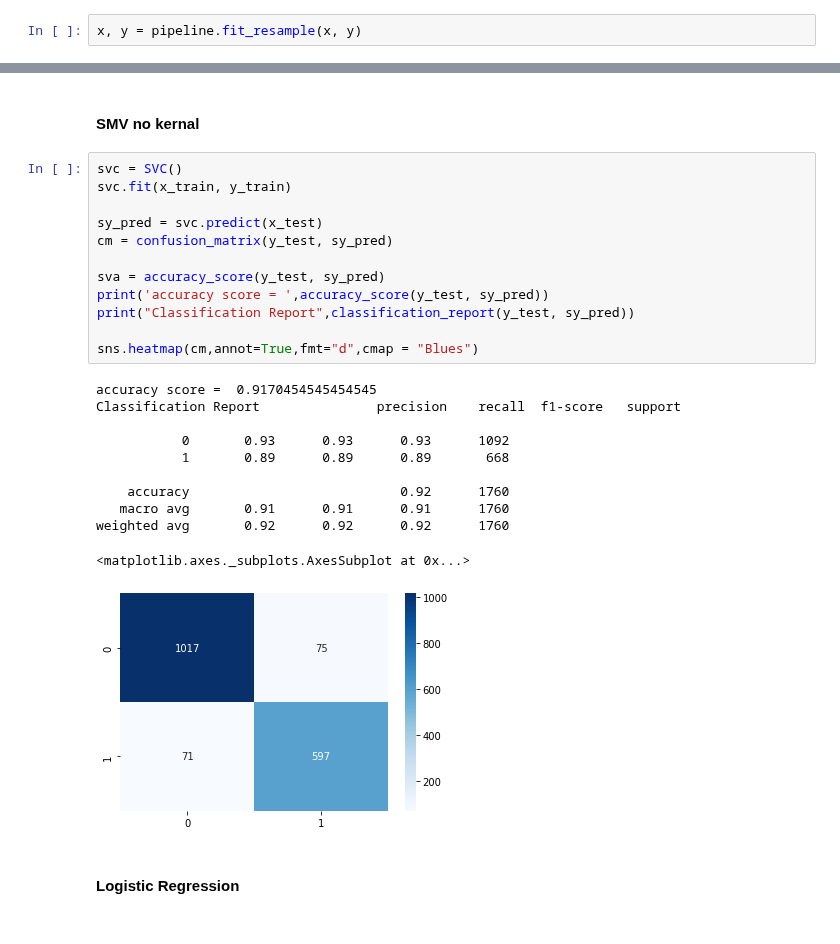
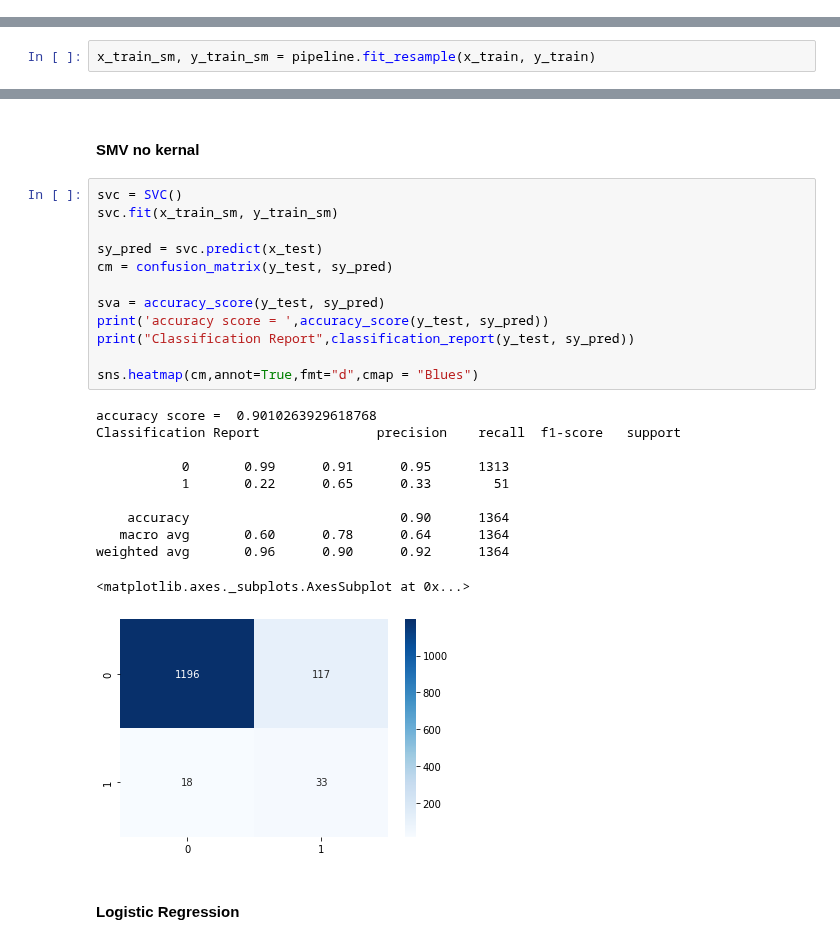
Before and after one commit to erinmcmahon26/Company-Bankruptcy-Prediction, a Jupyter notebook: Company_Bankruptcy_SMOTE.ipynb, the cells around one changed output, grey strips where cells are left out. Saved outputs shown, nothing was run; the diff lists cells and outputs as text.

```diff
--- a/Company_Bankruptcy_SMOTE.ipynb
+++ b/Company_Bankruptcy_SMOTE.ipynb
@@ -60,5 +62,3 @@ over = SMOTE(sampling_strategy=0.5)
 under = RandomUnderSampler(sampling_strategy=0.6)
 steps = [('o', over), ('u', under)]
 pipeline = Pipeline(steps=steps)
-# %%
-x, y = pipeline.fit_resample(x, y)
@@ -67,31 +65,33 @@ x_train, x_test, y_train, y_test = train_test_split(x, y, test_size = .2, random
+# %%
+x_train_sm, y_train_sm = pipeline.fit_resample(x_train, y_train)
 # %% [markdown]
 ### Models
 # %% [markdown]
 #### SMV no kernal
 # %%
 svc = SVC()
-svc.fit(x_train, y_train)
+svc.fit(x_train_sm, y_train_sm)
 
 sy_pred = svc.predict(x_test)
 cm = confusion_matrix(y_test, sy_pred)
 
 sva = accuracy_score(y_test, sy_pred)
 print('accuracy score = ',accuracy_score(y_test, sy_pred))
 print("Classification Report",classification_report(y_test, sy_pred))
 
 sns.heatmap(cm,annot=True,fmt="d",cmap = "Blues")
 # %% [output]
-accuracy score =  0.9170454545454545
+accuracy score =  0.9010263929618768
 Classification Report               precision    recall  f1-score   support
 
-           0       0.93      0.93      0.93      1092
-           1       0.89      0.89      0.89       668
+           0       0.99      0.91      0.95      1313
+           1       0.22      0.65      0.33        51
 
-    accuracy                           0.92      1760
-   macro avg       0.91      0.91      0.91      1760
-weighted avg       0.92      0.92      0.92      1760
+    accuracy                           0.90      1364
+   macro avg       0.60      0.78      0.64      1364
+weighted avg       0.96      0.90      0.92      1364
 <matplotlib.axes._subplots.AxesSubplot at 0x...>
-[figure, old version]
+[figure, new version]
 # %% [markdown]
 #### Logistic Regression
 # %%
```
Also changed, not shown: parts of 6 cells of this notebook.
